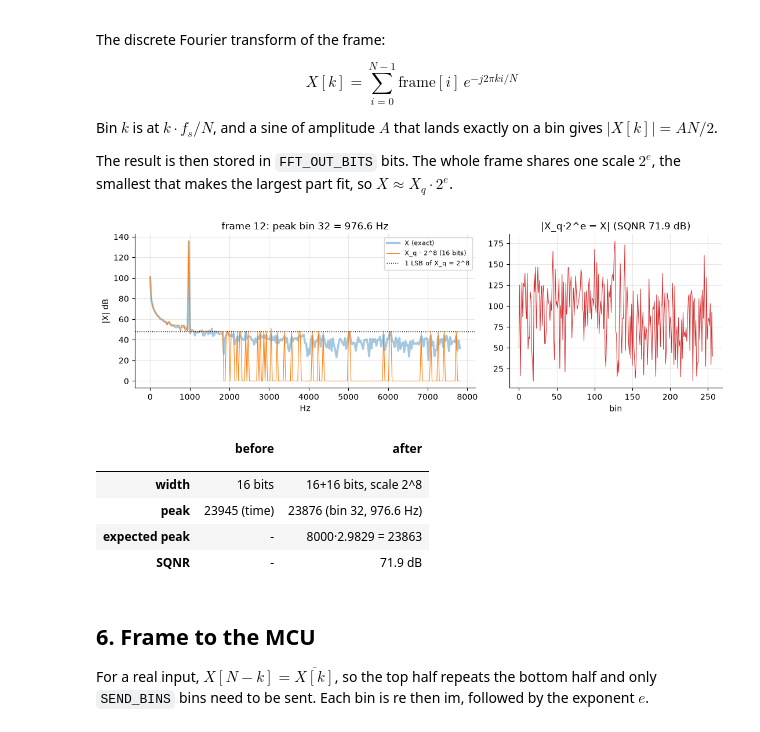
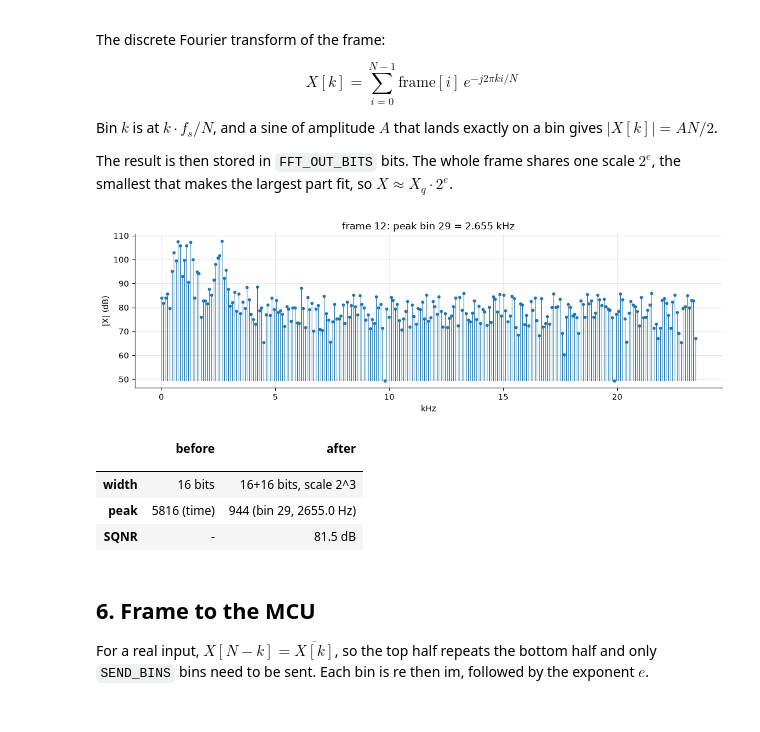
Before and after one commit to GabeAlencar/AVIPEe155, a Jupyter notebook: avipe_model/avipe_chain.ipynb, the cells around one changed output. Drawn from its saved outputs; the diff is of its cells as text; code cells hidden in the pictures.

```diff
--- a/avipe_model/avipe_chain.ipynb
+++ b/avipe_model/avipe_chain.ipynb
@@ -55,6 +73,8 @@ FS        = MIC_RATE / SUM_N                       # output sample rate
 SUM_BITS  = MIC_BITS + int(np.ceil(np.log2(SUM_N)))
 A         = 2.0 ** -AVERAGE_SHIFT                  # running average weight
 BIN_HZ    = FS / FRAME_N
+HOP       = min(FRAME_N, round(FS / FRAMES_PER_S))  # new samples between frames
+SEND_BINS = FRAME_N // 2                           # bins sent to the MCU
 FIRST_END = -(-FRAME_N // HOP) * HOP               # samples needed for frame 1
 N_OUT     = FIRST_END + HOP * (N_FRAMES - 1)
 N_MIC     = N_OUT * SUM_N
@@ -72,6 +92,7 @@ changes([
     ('output rate fs', f'{FS/1e3:g} kHz'),
     ('sum width', f'{SUM_BITS} bits'),
     ('DC cutoff', f'{A*FS/(2*np.pi):.2f} Hz'),
+    ('hop', f'{HOP} samples'),
     ('frame every', f'{HOP/FS*1e3:.2f} ms'),
     ('bin width', f'{BIN_HZ:.2f} Hz'),
 ], cols=('derived',))
@@ -282,44 +315,41 @@ The result is then stored in `FFT_OUT_BITS` bits. The whole frame shares one sca
 # %%
 frame = frames[kp - 1].astype(float)
 X = np.fft.fft(frame)
 top = 2 ** (FFT_OUT_BITS - 1) - 1
 biggest = max(np.abs(X.real).max(), np.abs(X.imag).max())
 e = max(0, int(np.ceil(np.log2(biggest / top)))) if biggest > 0 else 0
 Xq_re, Xq_im = quantize(X.real / 2 ** e, FFT_OUT_BITS), quantize(X.imag / 2 ** e, FFT_OUT_BITS)
 Xq = (Xq_re + 1j * Xq_im) * 2.0 ** e
 err = Xq - X
 sqnr = 10 * np.log10(np.sum(np.abs(X) ** 2) / max(np.sum(np.abs(err) ** 2), 1e-30))
 bins = np.arange(FRAME_N // 2 + 1)
 amp = 2 * np.abs(X[:FRAME_N // 2 + 1]) / FRAME_N
 peak = 1 + int(np.argmax(amp[1:FRAME_N // 2]))
 
-fig, ax = plt.subplots(1, 2, gridspec_kw={'width_ratios': [1.6, 1]})
-db = lambda v: 20 * np.log10(np.maximum(np.abs(v), 1))
-ax[0].plot(bins * BIN_HZ, db(X[bins]), lw=2.5, alpha=0.4, label='X (exact)')
-ax[0].plot(bins * BIN_HZ, db(Xq[bins]), lw=0.8, label=f'X_q · 2^{e} ({FFT_OUT_BITS} bits)')
-ax[0].axhline(20 * np.log10(2 ** e), color='k', ls=':', lw=1, label=f'1 LSB of X_q = 2^{e}')
-ax[0].set(title=f'frame {kp}: peak bin {peak} = {peak*BIN_HZ:.1f} Hz', xlabel='Hz', ylabel='|X| dB')
-ax[0].legend(fontsize=8)
-ax[1].plot(bins, np.abs(err[bins]), lw=0.7, color='C3')
-ax[1].set(title=f'|X_q·2^e − X| (SQNR {sqnr:.1f} dB)', xlabel='bin')
+fig, ax = plt.subplots()
+mag_db = 20 * np.log10(np.maximum(np.abs(Xq[bins]), 1))
+ml, sl, bl = ax.stem(bins * BIN_HZ / 1e3, mag_db, basefmt=' ', bottom=mag_db.min())
+plt.setp(sl, linewidth=0.8); plt.setp(ml, markersize=3)
+ax.set(title=f'frame {kp}: peak bin {peak} = {peak*BIN_HZ/1e3:.3f} kHz', xlabel='kHz', ylabel='|X| (dB)')
 plt.tight_layout(); plt.show()
 
-k = int(round(TONE_HZ / BIN_HZ))
-g = float(sum_gain(TONE_HZ))
-changes([
+rows = [
     ('width', f'{OUT_BITS} bits', f'{FFT_OUT_BITS}+{FFT_OUT_BITS} bits, scale 2^{e}'),
     ('peak', f'{np.abs(frame).max():.0f} (time)', f'{amp[peak]:.0f} (bin {peak}, {peak*BIN_HZ:.1f} Hz)'),
-    ('expected peak', '-', f'{TONE_AMP}·{g:.4f} = {TONE_AMP*g:.0f}'),
-    ('SQNR', '-', f'{sqnr:.1f} dB'),
-])
+]
+if SOURCE == 'tone':
+    th = np.pi * TONE_HZ / MIC_RATE
+    g = np.sin(SUM_N * th) / np.sin(th)      # gain of the sum at the tone
+    rows.append(('expected peak', '-', f'{TONE_AMP}·{g:.4f} = {TONE_AMP*g:.0f}'))
+rows.append(('SQNR', '-', f'{sqnr:.1f} dB'))
+changes(rows)
 # %% [output]
-[figure, old version]
+[figure, new version]
 |  | before | after |
 |  |  |  |
-| width | 16 bits | 16+16 bits, scale 2^8 |
-| peak | 23945 (time) | 23876 (bin 32, 976.6 Hz) |
-| expected peak | - | 8000·2.9829 = 23863 |
-| SQNR | - | 71.9 dB |
+| width | 16 bits | 16+16 bits, scale 2^3 |
+| peak | 5816 (time) | 944 (bin 29, 2655.0 Hz) |
+| SQNR | - | 81.5 dB |
 # %% [markdown]
 ## 6. Frame to the MCU
 For a real input, $X[N-k] = \overline{X[k]}$, so the top half repeats the bottom half and only `SEND_BINS` bins need to be sent. Each bin is re then im, followed by the exponent $e$.
```
Also changed, not shown: parts of 12 cells of this notebook, 1 other file.
